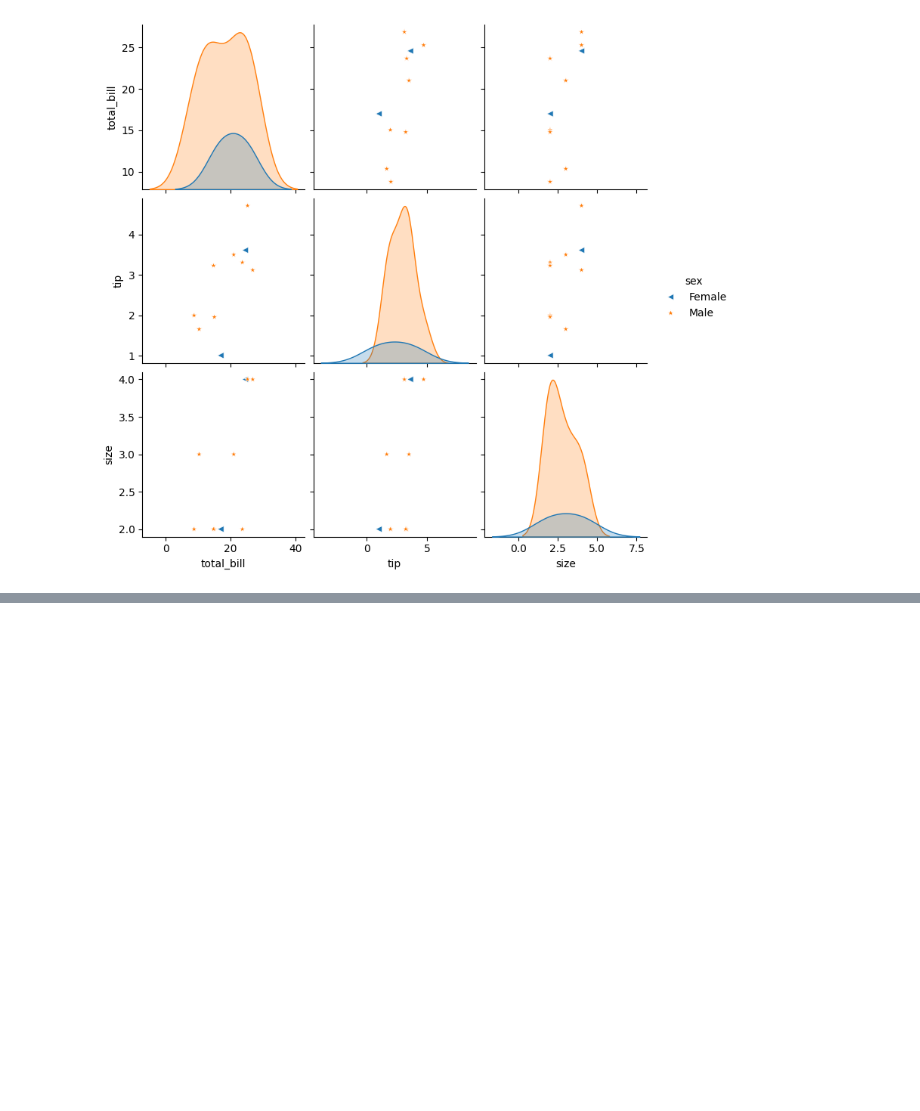
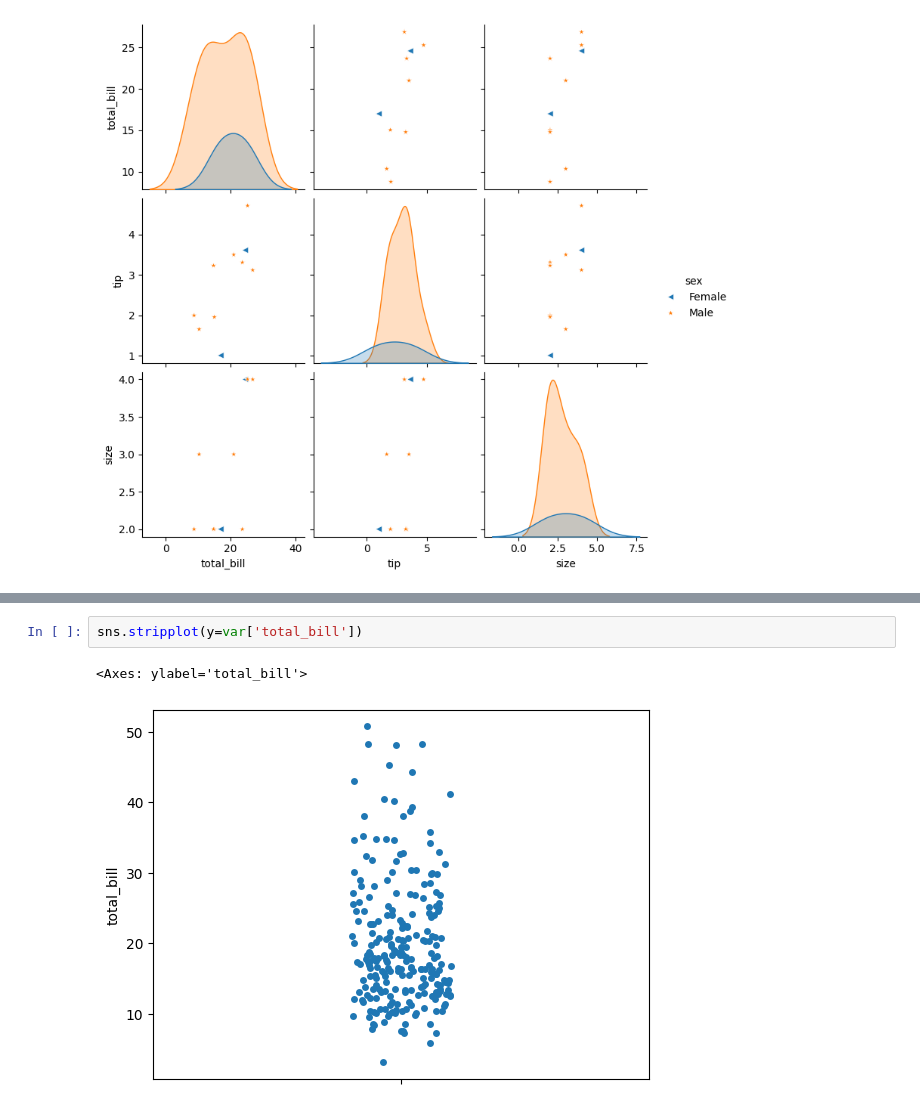
Before and after one commit to Srishti36912/python, a Jupyter notebook: python seaborn online/seaborn.ipynb, the cells around one changed output, grey strips where cells are left out. Cells and saved outputs as stored; diff of their text form; blank space fills up the shorter version.

```diff
--- a/python seaborn online/seaborn.ipynb
+++ b/python seaborn online/seaborn.ipynb
@@ -351,0 +382,5 @@ plt.show()
+# %%
+sns.stripplot(y=var['total_bill'])
+# %% [output]
+<Axes: ylabel='total_bill'>
+[figure, added]
```
Also changed, not shown: parts of 4 cells of this notebook.
